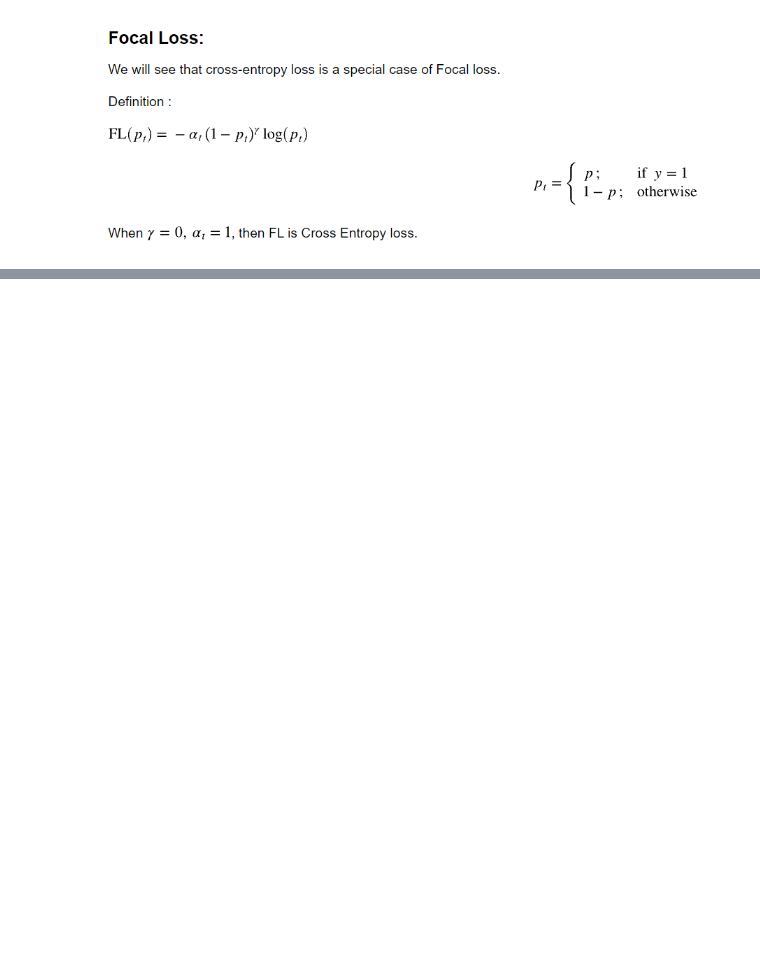
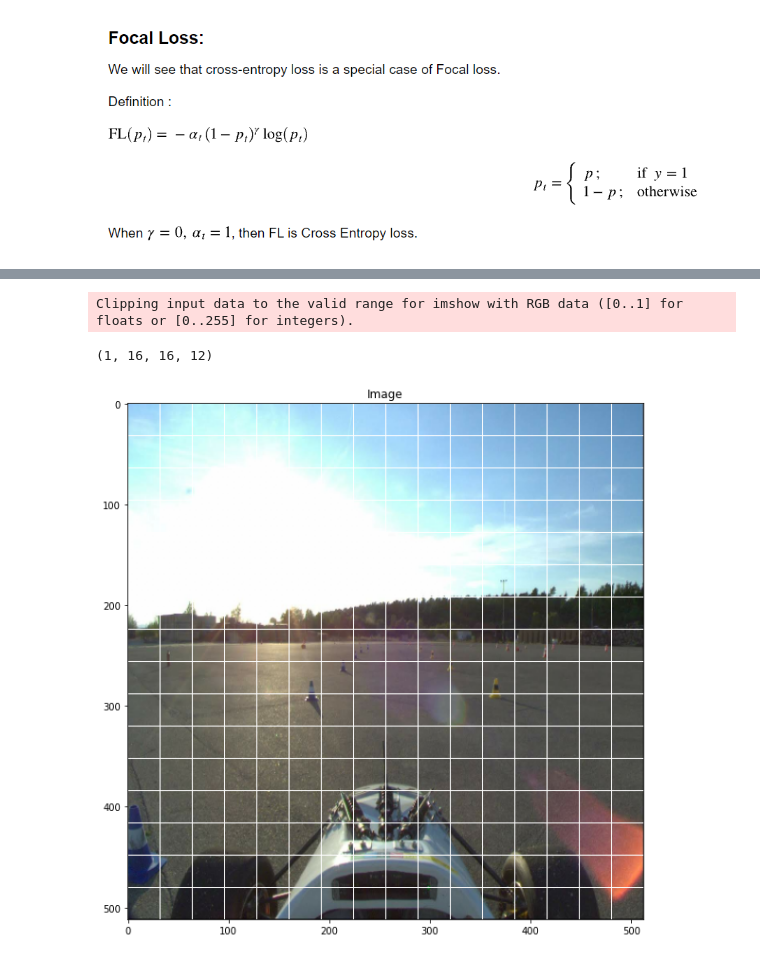
Before and after one commit to David-Un-ger/YOLO_ConeDetection, a Jupyter notebook: train.ipynb, the cells around one changed output, grey strips where cells are left out. Cells and saved outputs as stored; diff of their text form; code cells hidden in the pictures; blank space fills up the shorter version.

```diff
--- a/train.ipynb
+++ b/train.ipynb
@@ -461,13 +335,36 @@ def loss_yolo_v1(y, y_pred):
 # %%
+
+def loss_yolo_v1(y, y_pred):
+    # objectness
+    bce = tf.keras.losses.BinaryCrossentropy(from_logits=True)
+    mse = tf.keras.losses.MeanSquaredError()
+    sfc = tfa.losses.SigmoidFocalCrossEntropy()
+    # obj_weight = tf.ones_like(y[...,0])*0.1 + y[...,0]*10
+    # obj_loss = bce(y[...,0], y_pred[...,0])*obj_weight
+    obj_loss = sfc(y[...,0], y_pred[...,0])
+    loss = tf.reduce_sum(obj_loss) #+ tf.math.reduce_sum(box_loss)
+    return loss
+
 # Instantiate the model
-
 if load_model:
     model = keras.models.load_model(model_path, custom_objects={'loss_yolo_v1': loss_yolo_v1})
 
 else:
-    model = keras.Model(inputs=input_layer, outputs=x)
-    opt = keras.optimizers.Adam(learning_rate=0.0005)
+    model = keras.Model(inputs=input_layer, outputs=outputs)
+    opt = keras.optimizers.Adam(learning_rate=0.01)
     model.compile(optimizer=opt, loss=loss_yolo_v1)
 
-print(model.summary())
+# print(model.summary())
+
+
+model.fit(
+    ds_train,
+    epochs=20,
+    verbose=2,
+    # Only run validation using the first 10 batches of the dataset
+    # using the `validation_steps` argument
+    validation_data=ds_test,
+    validation_steps=1
+)
+model.save(model_path)
 # %% [output]
@@ -491,4 +388,6 @@ None
 # %%
+opt = keras.optimizers.Adam(learning_rate=0.001)
+model.compile(optimizer=opt, loss=loss_yolo_v1)
 model.fit(
     ds_train,
     epochs=10,
@@ -498,6 +397,5 @@ model.fit(
     validation_data=ds_test,
     validation_steps=1
 )
-model.save(model_path)
 # %% [output]
 Epoch 1/10
@@ -505,8 +470,12 @@ InvalidArgumentError: ignored
 # %%
 y_pred = 0
 for images, y in ds_train:
-    #print(images.shape)
-    y_pred = model.predict(images)
-    image = draw_bounding_box(images[0], tf.convert_to_tensor(y_pred[0]), draw_grid=True)
+    print(np.array([images[0]]).shape)
+
+    y_pred = model.predict(np.array([images[0]]))
+    print(y_pred.shape)
+    image = draw_bounding_box(images[0], y_pred, draw_grid=True)
+    #image = draw_bounding_box(images[0], y[0], draw_grid=True)
     visualize(image)
     break
+# %% [output]
@@ -513,3 +484,6 @@ for images, y in ds_train:
+Clipping input data to the valid range for imshow with RGB data ([0..1] for floats or [0..255] for integers).
+(1, 16, 16, 12)
+[figure, added]
 # %%
 plt.imshow(y_pred[0,:,:,0].T)
 plt.colorbar()
```
Also changed, not shown: parts of 20 cells of this notebook.
